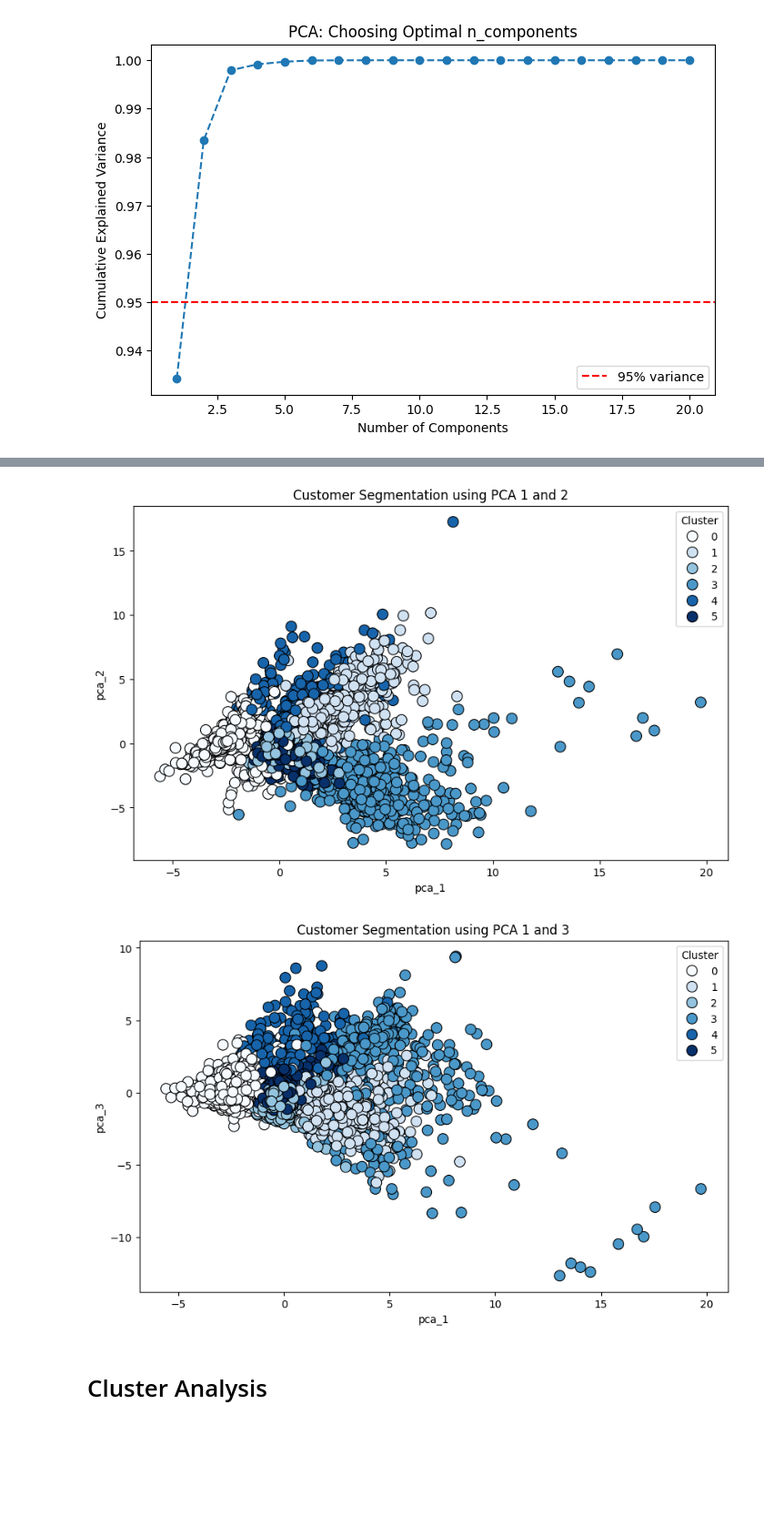
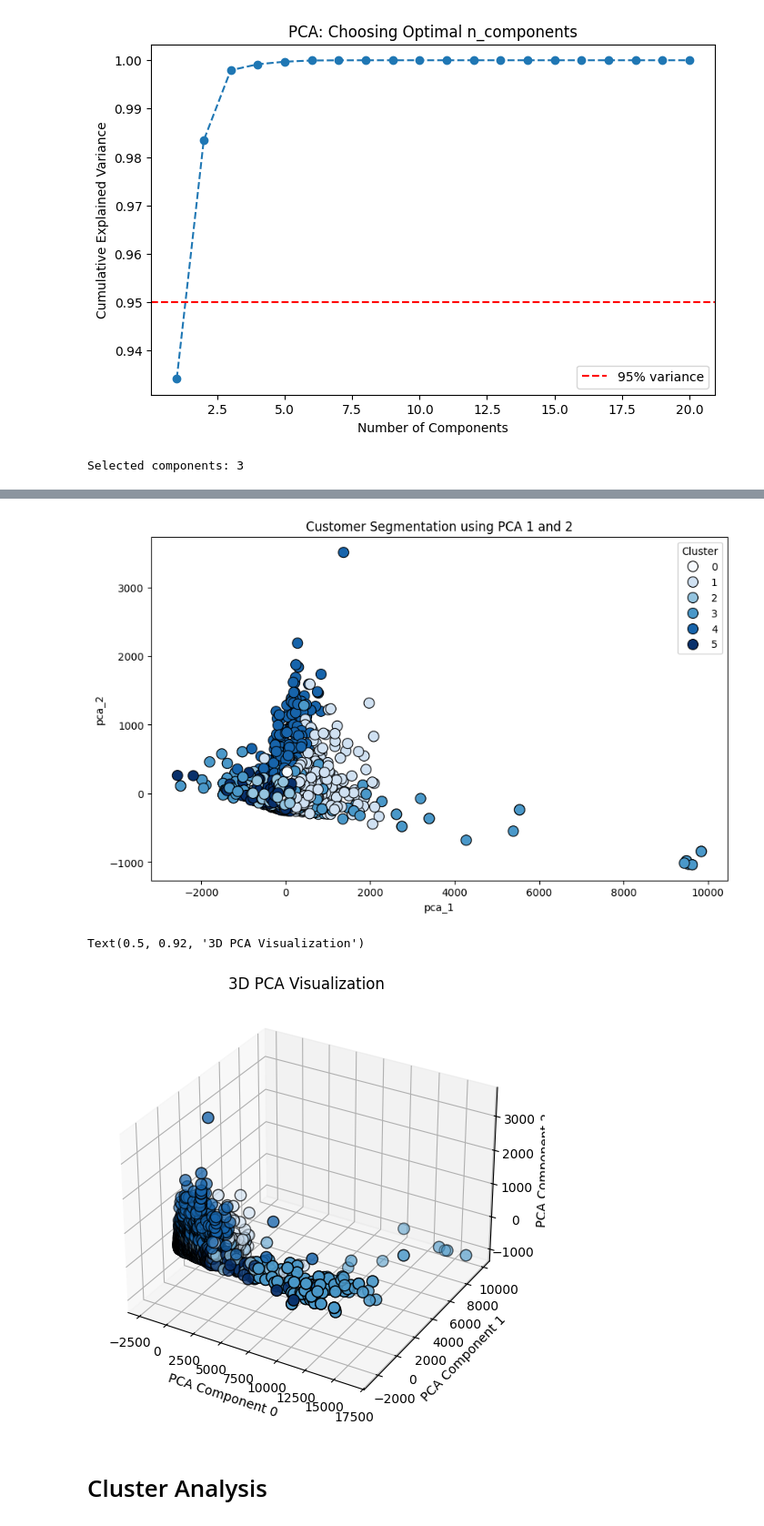
Before and after one commit to sultanmr/travel-tide, a Jupyter notebook: TravelTide.ipynb, the cells around one changed output, grey strips where cells are left out. Shown at 91% size. Saved outputs shown, nothing was run; the diff lists cells and outputs as text; code cells hidden in the pictures; blank space fills up the shorter version.

```diff
--- a/TravelTide.ipynb
+++ b/TravelTide.ipynb
@@ -265,13 +265,19 @@ plt.legend()
 plt.show()
 # %% [output]
 [figure]
+# %%
+pca = PCA(n_components=0.99)
+X_pca = pca.fit_transform(data_numeric[features])
+print("Selected components:", pca.n_components_)
+# %% [output]
+Selected components: 3
 # %%
-pca = PCA(n_components=4)
-X_pca = pca.fit_transform(X_scaled)
-X_pca_df = pd.DataFrame(X_pca, columns=["pca_0", "pca_1", "pca_2", "pca_3"])
+pca = PCA(n_components=3)
+X_pca = pca.fit_transform(data_numeric[features], )
+X_pca_df = pd.DataFrame(X_pca, columns=["pca_0", "pca_1", "pca_2"])
 groups = pd.Series(groups)
 pca_viz = pd.concat([X_pca_df, groups.reset_index(drop=True)], axis=1)
-pca_viz.columns = ["pca_0", "pca_1", "pca_2", "pca_3", "cluster"]
+pca_viz.columns = ["pca_0", "pca_1", "pca_2", "cluster"]
 
 plt.figure(figsize=(10, 6))
 sns.scatterplot(data=pca_viz, x="pca_0", y="pca_1", hue="cluster", palette="Blues", s=100, edgecolor='black')
@@ -288,10 +294,15 @@ plt.grid(False)
 plt.show()
 
 
-plt.figure(figsize=(10, 6))
-sns.scatterplot(data=pca_viz, x="pca_1", y="pca_3", hue="cluster", palette="Blues", s=100, edgecolor='black')
-plt.title("Customer Segmentation using PCA 1 and 3")
-plt.legend(title="Cluster")
-plt.grid(False)
-plt.show()
+ax = plt.figure(figsize=(10, 6)).add_subplot(111, projection="3d")
+ax.scatter(
+    pca_viz["pca_0"], pca_viz["pca_1"], pca_viz["pca_2"],
+    c=pca_viz["cluster"],
+    cmap="Blues", edgecolors="black", s=80
+)
+
+ax.set_xlabel("PCA Component 0")
+ax.set_ylabel("PCA Component 1")
+ax.set_zlabel("PCA Component 2")
+ax.set_title("3D PCA Visualization")
 # %% [output]
@@ -299,5 +310,6 @@ plt.show()
-[figure, old version]
+[figure, new version]
+Text(0.5, 0.92, '3D PCA Visualization')
-[figure, old version]
+[figure, new version]
 # %% [markdown]
 # Cluster Analysis
 # %%
```
Also changed, not shown: parts of 1 cell of this notebook.
